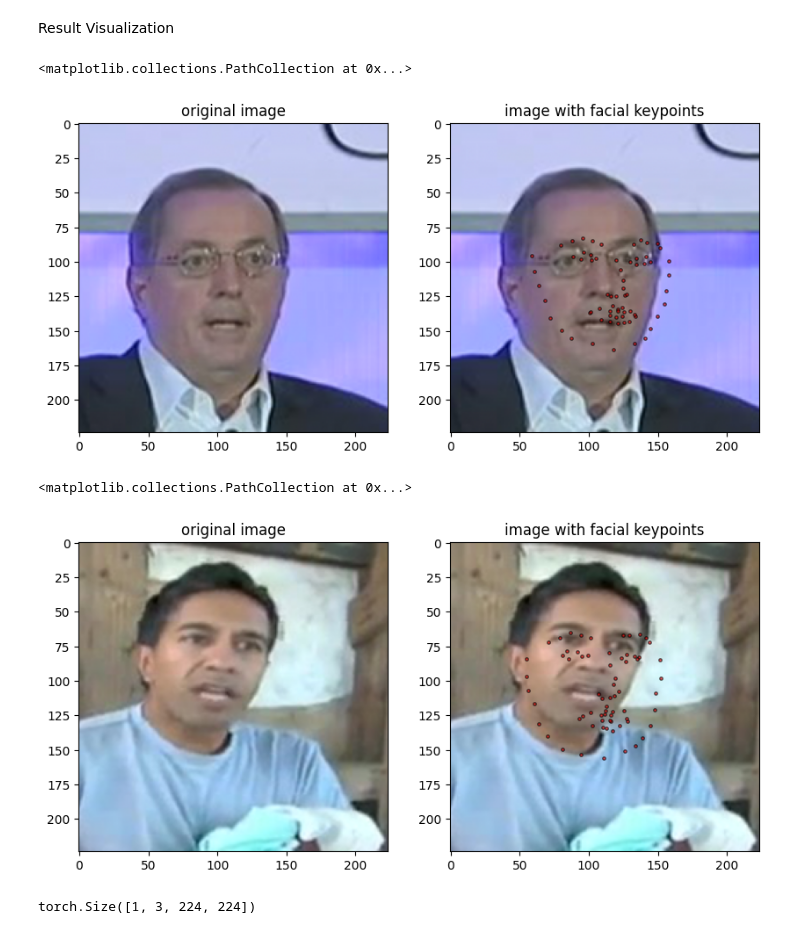
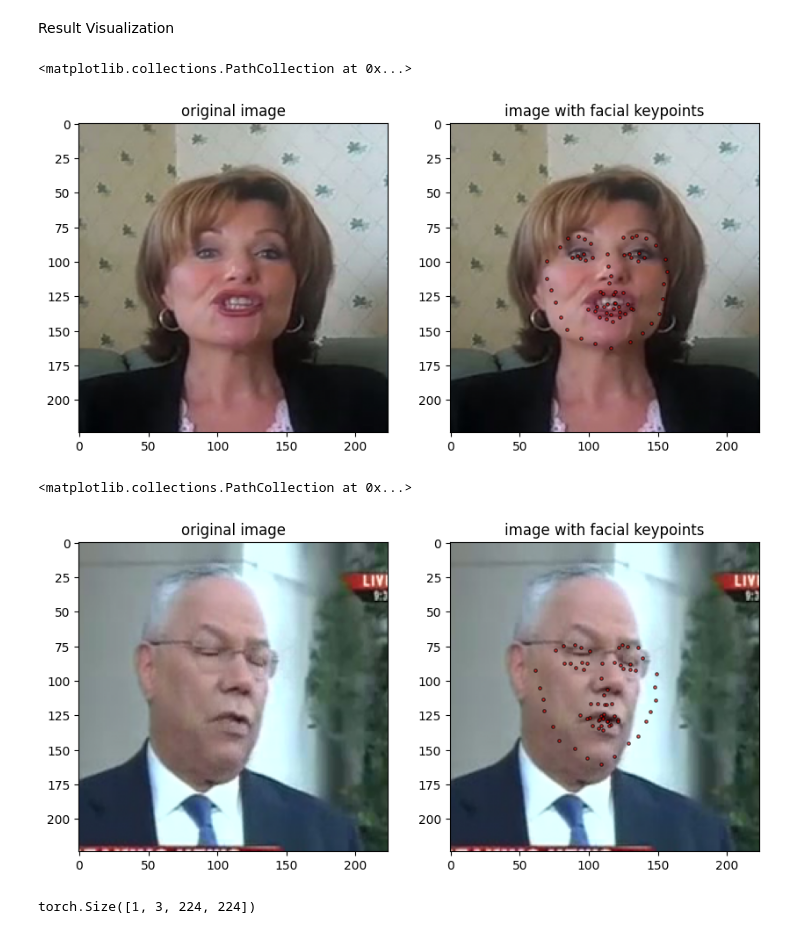
Before and after one commit to YuRiKaPraJaPaTi/facial_keypoint-training, a Jupyter notebook: notebook/facial_key_point.ipynb, the cells around one changed output. Cells and saved outputs as stored; diff of their text form; code cells hidden in the pictures.

```diff
--- a/notebook/facial_key_point.ipynb
+++ b/notebook/facial_key_point.ipynb
@@ -270,28 +278,28 @@ Test loss length: 2
 Result Visualization
 # %%
 img_index = 10
-img = training_data.load_img(10)
+img = test_data.load_img(10)
 plt.figure(figsize=(10,10))
 plt.subplot(121)
 plt.title('original image')
 
 plt.imshow(img)
 
 plt.subplot(122)
 plt.title('image with facial keypoints')
 plt.imshow(img)
 
 img, _ = test_data[img_index]
 kp_s = model(img[None]).flatten().detach().cpu()
 
 # img_tensor, kp_s = training_data[img_index]
 plt.scatter(kp_s[:68]*model_input_size, kp_s[68:]*model_input_size, c='r',s=6, alpha=0.6, edgecolors='black', cmap='viridis')
 # %% [output]
 <matplotlib.collections.PathCollection at 0x...>
-[figure, old version]
+[figure, new version]
 # %%
 img_index = 20
-img = training_data.load_img(20)
+img = test_data.load_img(20)
 plt.figure(figsize=(10,10))
 plt.subplot(121)
 plt.title('original image')
@@ -309,7 +317,7 @@ kp_s = model(img[None]).flatten().detach().cpu()
 plt.scatter(kp_s[:68]*model_input_size, kp_s[68:]*model_input_size, c='r',s=6, alpha=0.6, edgecolors='black', cmap='viridis')
 # %% [output]
 <matplotlib.collections.PathCollection at 0x...>
-[figure, old version]
+[figure, new version]
 # %%
 # img, _ = test_data[img_index]
 # img[None].shape
```
Also changed, not shown: parts of 6 cells of this notebook, 7 other files.
